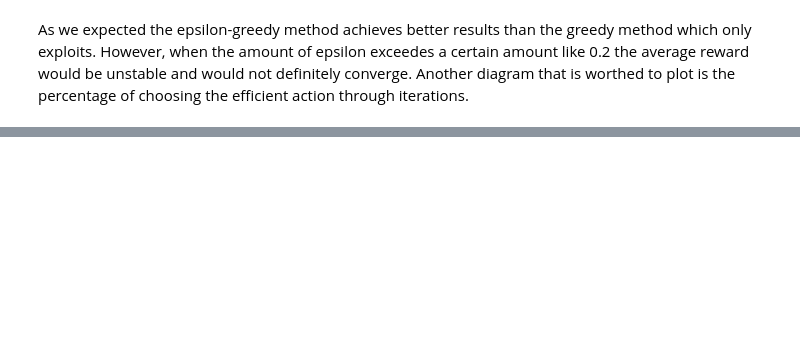
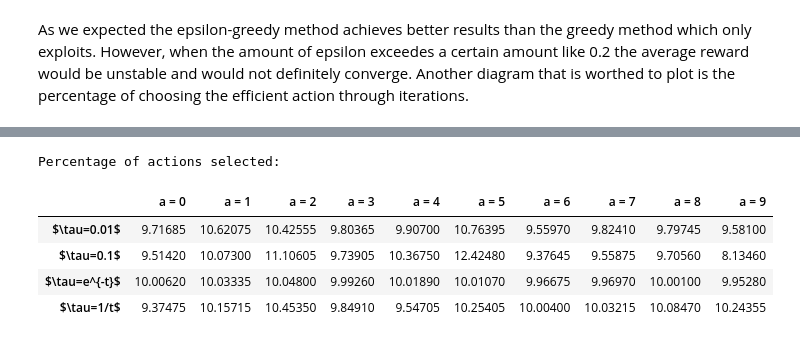
Before and after one commit to HesamKorki/armed_bandit_RL, a Jupyter notebook: Armed_Bandits.ipynb, the cells around one changed output, grey strips where cells are left out. Cells and saved outputs as stored; diff of their text form; code cells hidden in the pictures; blank space fills up the shorter version.

```diff
--- a/Armed_Bandits.ipynb
+++ b/Armed_Bandits.ipynb
@@ -195,0 +340,14 @@ opt
+# %%
+opt_per = np.array([opt_01, opt_1, opt_exp, opt_inv]) / iters * 100
+df = pd.DataFrame(opt_per, index=['$\tau=0.01$',
+    '$\tau=0.1$', '$\tau=e^{-t}$', '$\tau=1/t$'],
+                 columns=["a = " + str(x) for x in range(0, k)])
+print("Percentage of actions selected:")
+df
+# %% [output]
+Percentage of actions selected:
+|  | a = 0 | a = 1 | a = 2 | a = 3 | a = 4 | a = 5 | a = 6 | a = 7 | a = 8 | a = 9 |
+| $\tau=0.01$ | 9.71685 | 10.62075 | 10.42555 | 9.80365 | 9.90700 | 10.76395 | 9.55970 | 9.82410 | 9.79745 | 9.58100 |
+| $\tau=0.1$ | 9.51420 | 10.07300 | 11.10605 | 9.73905 | 10.36750 | 12.42480 | 9.37645 | 9.55875 | 9.70560 | 8.13460 |
+| $\tau=e^{-t}$ | 10.00620 | 10.03335 | 10.04800 | 9.99260 | 10.01890 | 10.01070 | 9.96675 | 9.96970 | 10.00100 | 9.95280 |
+| $\tau=1/t$ | 9.37475 | 10.15715 | 10.45350 | 9.84910 | 9.54705 | 10.25405 | 10.00400 | 10.03215 | 10.08470 | 10.24355 |
```
Also changed, not shown: parts of 12 cells of this notebook.
